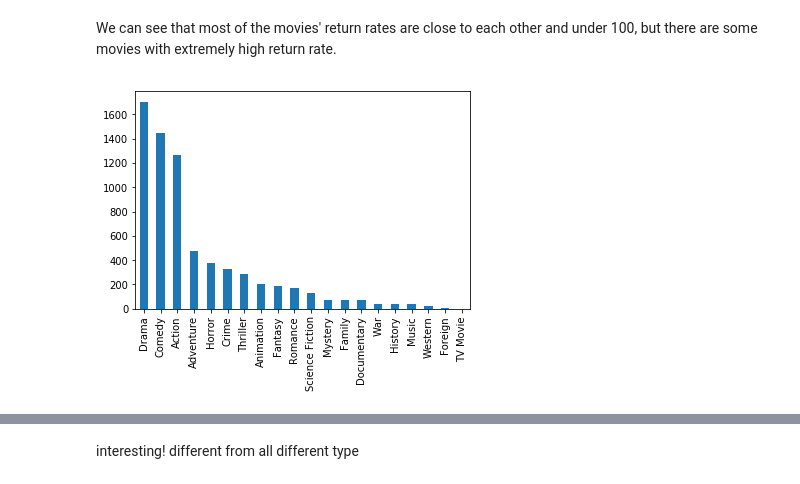
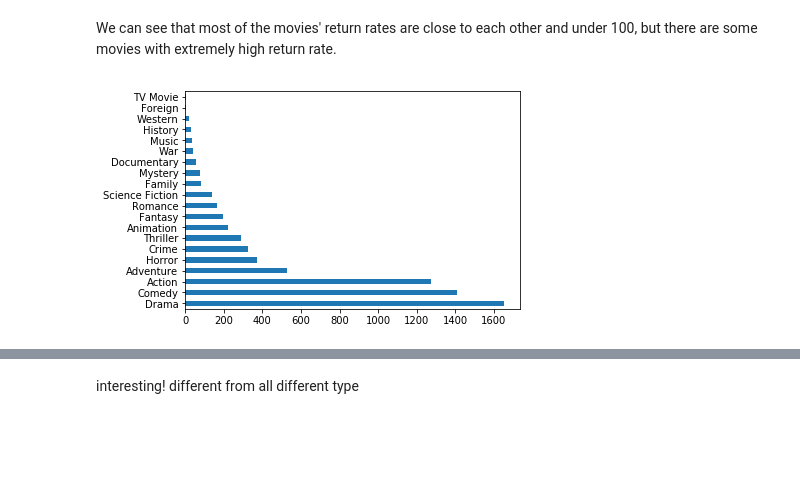
Before and after one commit to k-chau/What-Makes-a-Movie-Profit-, a Jupyter notebook: FinalProject.ipynb, the cells around one changed output, grey strips where cells are left out. Cells and saved outputs as stored; diff of their text form; code cells hidden in the pictures; blank space fills up the shorter version.

```diff
--- a/FinalProject.ipynb
+++ b/FinalProject.ipynb
@@ -180,5 +172,0 @@ There seems to be nine rows that do not contain a genre. We will drop these rows
-# %%
-# Loop through df to drop rows that do not contain genres
-for index, row in df.iterrows():
-    if (row['main_genre'] == ''):
-        df.drop(index, inplace=True)
@@ -184,0 +184,13 @@ for index, row in df.iterrows():
+# %%
+# Function to check empty column values
+def empty_string(string):
+    output = None
+    if (string == ''):
+        output = np.nan
+    else:
+        output = string
+    return output
+# %%
+# Applying the transformation and dropping invalid rows
+df["main_production_company"] = df["main_production_company"].apply(empty_string)
+df.dropna(subset=['main_production_company'], inplace=True)
@@ -184,0 +199,4 @@ for index, row in df.iterrows():
+# %%
+# Applying the transformation and dropping invalid rows
+df["main_genre"] = df["main_genre"].apply(empty_string)
+df.dropna(subset=['main_genre'], inplace=True)
@@ -210,8 +242,8 @@ We can see that most of the movies' return rates are close to each other and und
 # %%
 # Plot a bar chart showing the number of movies in each genre.
 MajorStatus = df['main_genre'].value_counts()
-MajorStatus.plot.bar()
+MajorStatus.plot.barh()
 f1 = plt.gcf()
 # %% [output]
-[figure, old version]
+[figure, new version]
 # %%
```
Also changed, not shown: parts of 20 cells of this notebook.
